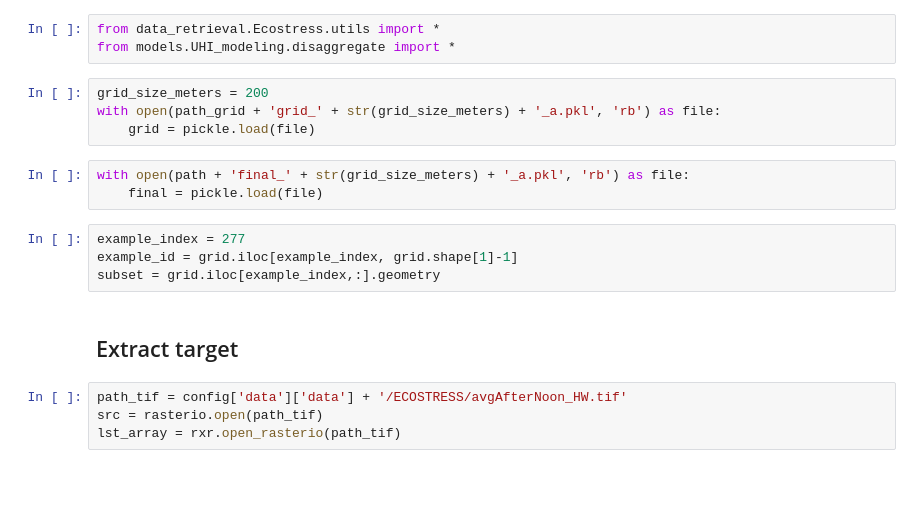
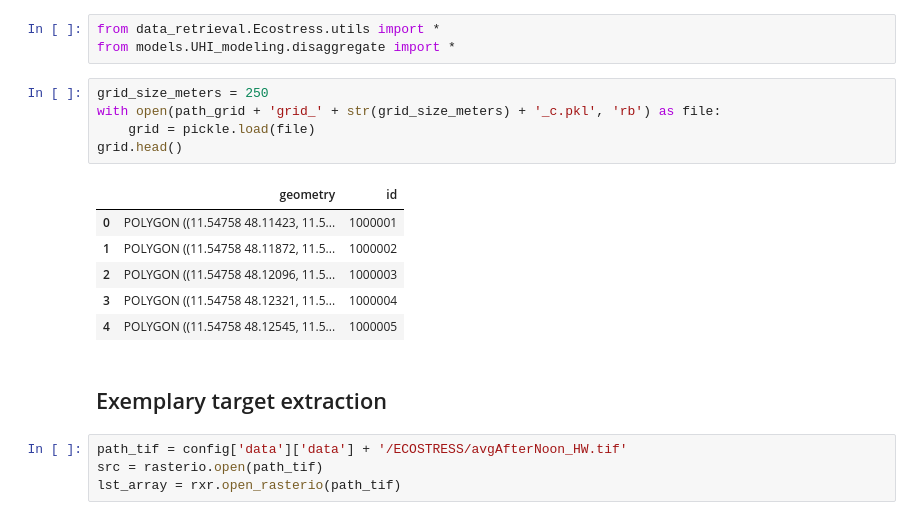
Before and after one commit to MGenschow/DS_Project, a Jupyter notebook: modules/models/UHI_modeling/disaggregate_target.ipynb, the cells around one changed output. Saved outputs shown, nothing was run; the diff lists cells and outputs as text; blank space fills up the shorter version.

```diff
--- a/modules/models/UHI_modeling/disaggregate_target.ipynb
+++ b/modules/models/UHI_modeling/disaggregate_target.ipynb
@@ -34,18 +34,19 @@ with open(config_path, 'r') as f:
 from data_retrieval.Ecostress.utils import *
 from models.UHI_modeling.disaggregate import *
 # %%
-grid_size_meters = 200
-with open(path_grid + 'grid_' + str(grid_size_meters) + '_a.pkl', 'rb') as file:
+grid_size_meters = 250
+with open(path_grid + 'grid_' + str(grid_size_meters) + '_c.pkl', 'rb') as file:
     grid = pickle.load(file)
+grid.head()
+# %% [output]
+|  | geometry | id |
+| 0 | POLYGON ((11.54758 48.11423, 11.5... | 1000001 |
+| 1 | POLYGON ((11.54758 48.11872, 11.5... | 1000002 |
+| 2 | POLYGON ((11.54758 48.12096, 11.5... | 1000003 |
+| 3 | POLYGON ((11.54758 48.12321, 11.5... | 1000004 |
+| 4 | POLYGON ((11.54758 48.12545, 11.5... | 1000005 |
-# %%
-with open(path + 'final_' + str(grid_size_meters) + '_a.pkl', 'rb') as file:
-    final = pickle.load(file)
-# %%
-example_index = 277
-example_id = grid.iloc[example_index, grid.shape[1]-1]
-subset = grid.iloc[example_index,:].geometry
 # %% [markdown]
-## Extract target
+## Exemplary target extraction
 # %%
 path_tif = config['data']['data'] + '/ECOSTRESS/avgAfterNoon_HW.tif'
 src = rasterio.open(path_tif)
```
Also changed, not shown: parts of 16 cells of this notebook, 2 other files.
